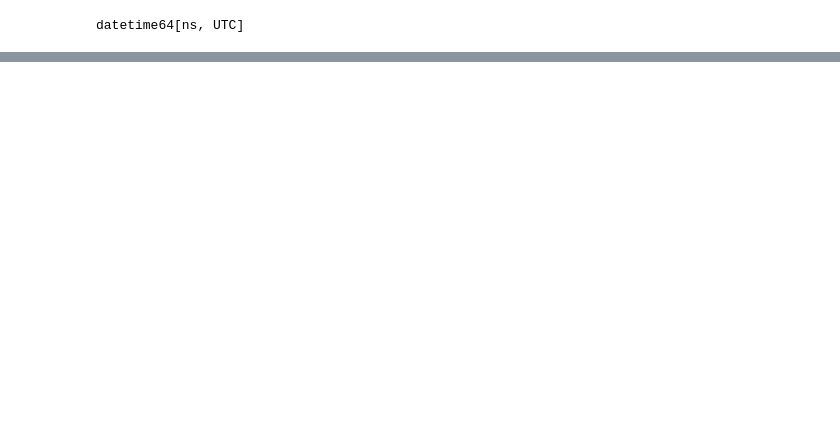
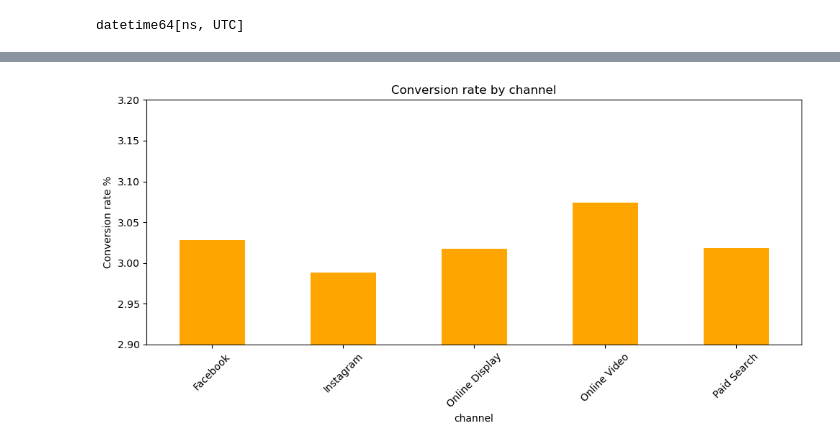
Before and after one commit to jaya764/Multi-Touch-Marketing-Attribution, a Jupyter notebook: eda.ipynb, the cells around one changed output, grey strips where cells are left out. Saved outputs shown, nothing was run; the diff lists cells and outputs as text; code cells hidden in the pictures; blank space fills up the shorter version.

```diff
--- a/eda.ipynb
+++ b/eda.ipynb
@@ -75,0 +162,14 @@ datetime64[ns, UTC]
+# %%
+#conversion rate by channel
+plt.figure(figsize=(10,5))
+conversion_rate=df.groupby('channel')['conversion'].mean()*100
+conversion_rate.plot(kind="bar",color="orange")
+plt.title("Conversion rate by channel")
+plt.xlabel("channel")
+plt.ylabel("Conversion rate %")
+plt.xticks(rotation=45)
+plt.ylim(2.9,3.2)
+plt.tight_layout()
+plt.show()
+# %% [output]
+[figure, added]
```
Also changed, not shown: parts of 23 cells of this notebook.
